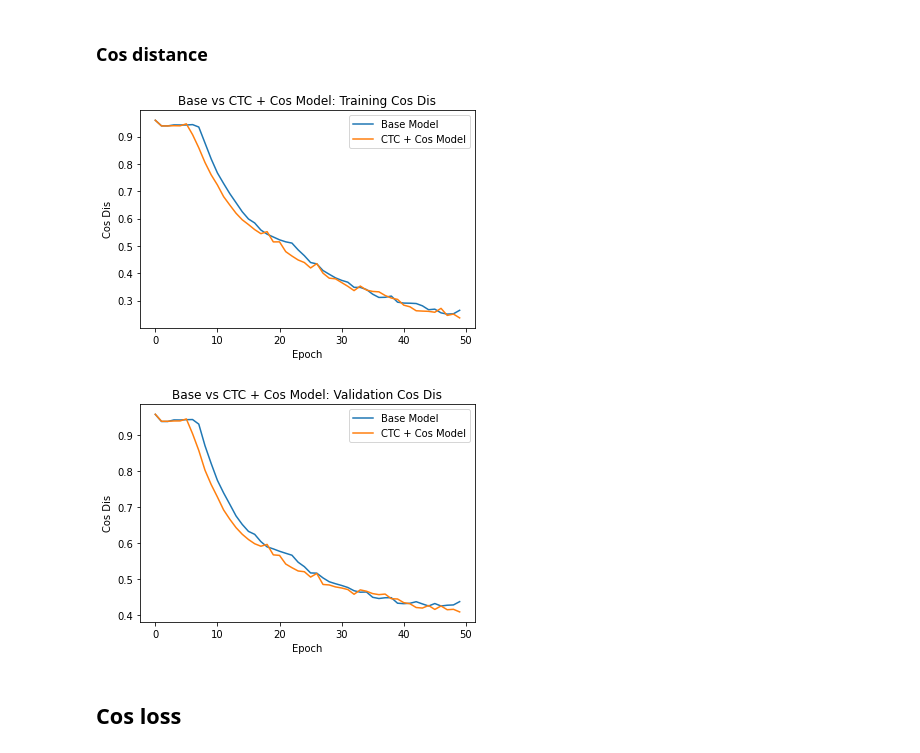
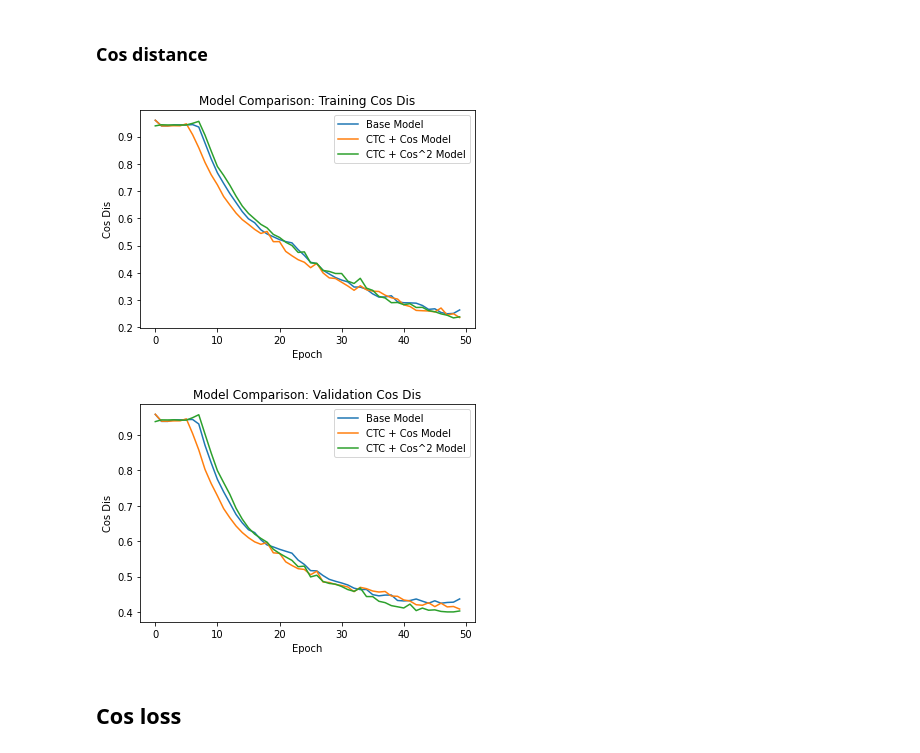
Before and after one commit to whettenr/severity-measures-asr, a Jupyter notebook: EX_3_Evaluate.ipynb, the cells around one changed output. Cells and saved outputs as stored; diff of their text form; code cells hidden in the pictures.

```diff
--- a/EX_3_Evaluate.ipynb
+++ b/EX_3_Evaluate.ipynb
@@ -11,6 +11,9 @@ with open('history_cos.pkl', 'rb') as handle:
 # %%
 with open('history_base.pkl', 'rb') as handle:
     history_base = pickle.load(handle)
+# %%
+with open('history_cossquared.pkl', 'rb') as handle:
+    history_cos2 = pickle.load(handle)
 # %%
 len(history_cos['losses'])
 # %% [output]
@@ -131,29 +184,31 @@ x = np.arange(0, 50, 1)
 
 plt.plot(x, history_base['train_cos_dis'], label='Base Model')
 plt.plot(x, history_cos['train_cos_dis'], label='CTC + Cos Model')
+plt.plot(x, history_cos2['train_cos_dis'], label='CTC + Cos^2 Model')
 # plt.plot(x, y2, '-.')
 
 plt.legend(loc='upper right')
 plt.xlabel("Epoch")
 plt.ylabel("Cos Dis")
-plt.title('Base vs CTC + Cos Model: Training Cos Dis')
+plt.title('Model Comparison: Training Cos Dis')
 plt.show()
 # %% [output]
-[figure, old version]
+[figure, new version]
 # %%
 x = np.arange(0, 50, 1)
 
 plt.plot(x, history_base['val_cos_dis'], label='Base Model')
 plt.plot(x, history_cos['val_cos_dis'], label='CTC + Cos Model')
+plt.plot(x, history_cos2['val_cos_dis'], label='CTC + Cos^2 Model')
 # plt.plot(x, y2, '-.')
 
 plt.legend(loc='upper right')
 plt.xlabel("Epoch")
 plt.ylabel("Cos Dis")
-plt.title('Base vs CTC + Cos Model: Validation Cos Dis')
+plt.title('Model Comparison: Validation Cos Dis')
 plt.show()
 # %% [output]
-[figure, old version]
+[figure, new version]
 # %% [markdown]
 ## Cos loss
 # %%
```
Also changed, not shown: parts of 11 cells of this notebook, 3 other files.
